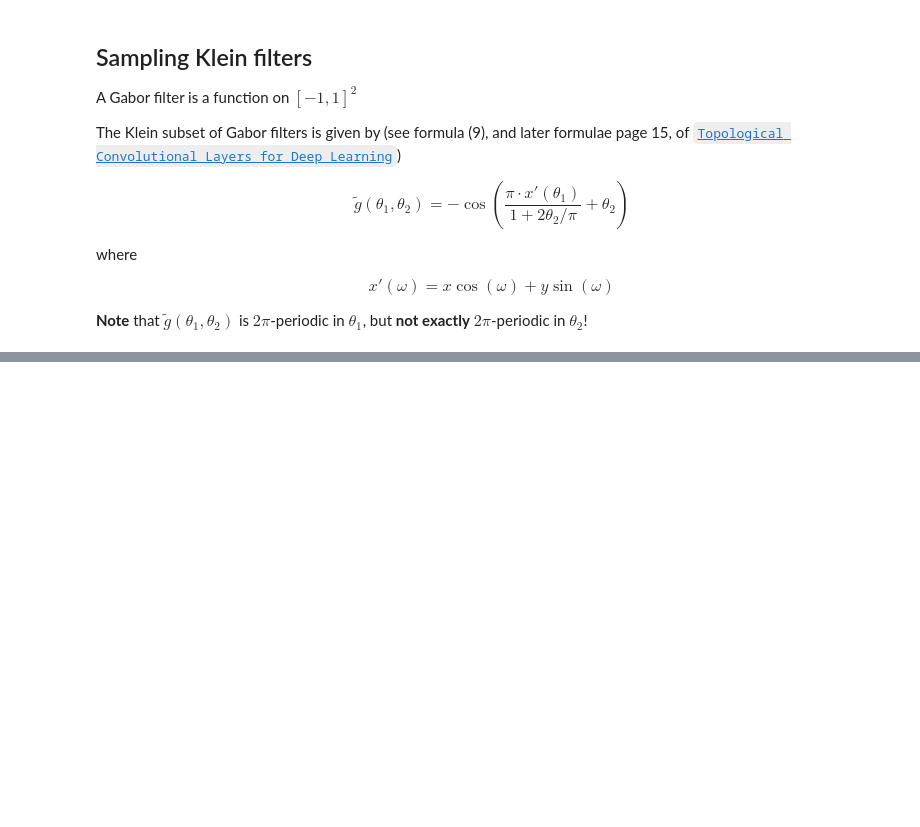
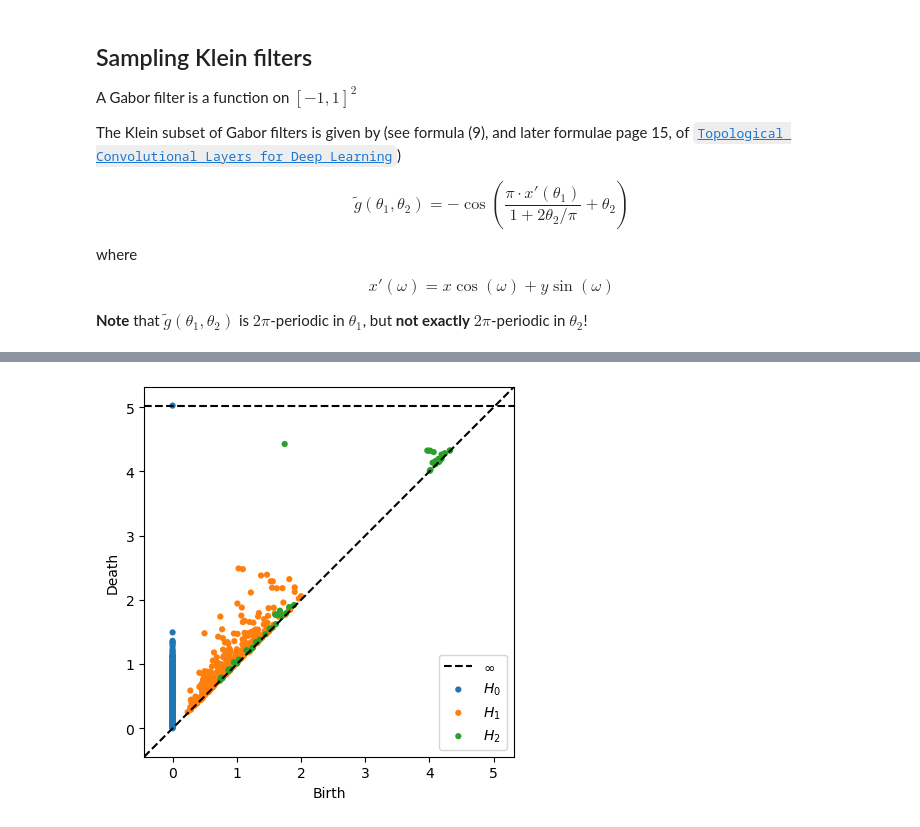
Before and after one commit to bekemax/KleinVAE, a Jupyter notebook: sampling-Gabor.ipynb, the cells around one changed output, grey strips where cells are left out. Saved outputs shown, nothing was run; the diff lists cells and outputs as text; code cells hidden in the pictures; blank space fills up the shorter version.

```diff
--- a/sampling-Gabor.ipynb
+++ b/sampling-Gabor.ipynb
@@ -67,0 +119,7 @@ Text(0.5, 0.01, 'θ₂ from 0 to 2pi')
+# %%
+# Homology over Z_3
+diagrams3 = ripser(filters, coeff=3, maxdim=2)['dgms']
+
+plot_diagrams(diagrams3)
+# %% [output]
+[figure, added]
```
Also changed, not shown: parts of 9 cells of this notebook, 4 other files.
